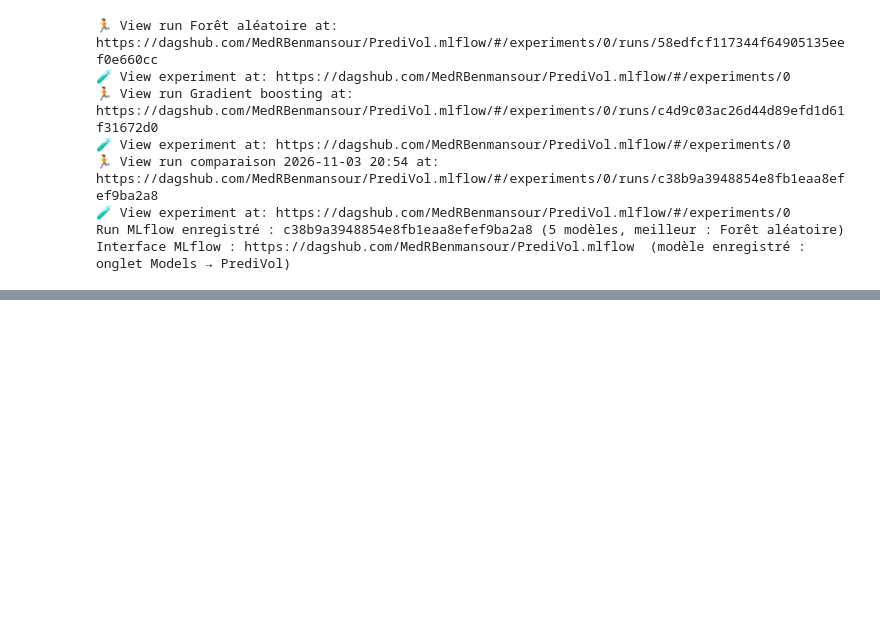
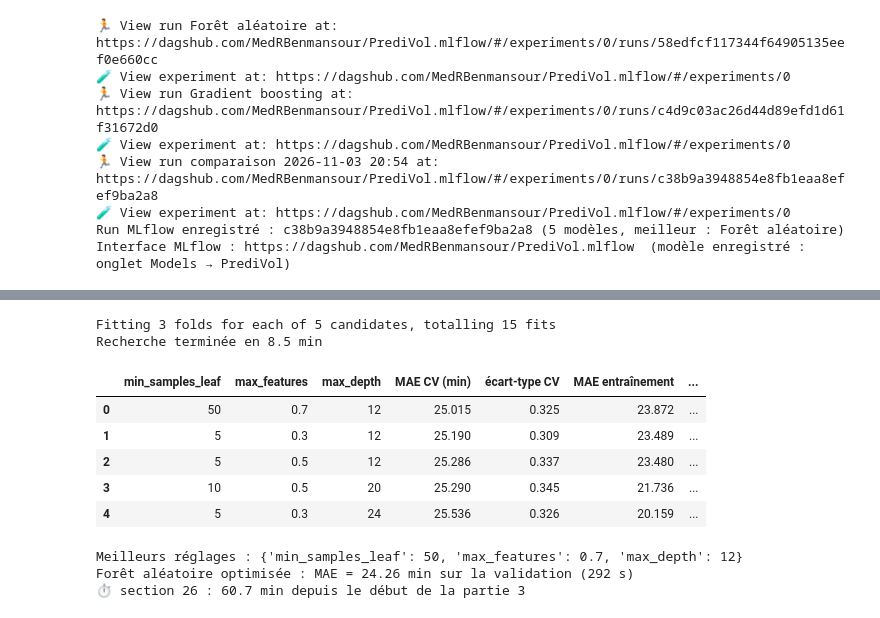
Before and after one commit to MedRBenmansour/PrediVol, a Jupyter notebook: PrediVol.ipynb, the cells around one changed output, grey strips where cells are left out. Drawn from its saved outputs; the diff is of its cells as text; code cells hidden in the pictures; blank space fills up the shorter version.

```diff
--- a/PrediVol.ipynb
+++ b/PrediVol.ipynb
@@ -1431,0 +1654,39 @@ Interface MLflow : https://dagshub.com/MedRBenmansour/PrediVol.mlflow  (modèle
+# %%
+sous_rf = train.sample(min(TAILLE_RECHERCHE_RF, len(train)), random_state=GRAINE)
+espace_rf = {"mod__max_depth": [12, 16, 20, 24], "mod__min_samples_leaf": [5, 10, 20, 50, 100],
+             "mod__max_features": [0.3, 0.5, 0.7]}
+pipe_rf = Pipeline([("prep", prep_arbres_v2(True)),
+                    ("mod", RandomForestRegressor(n_estimators=50, max_samples=min(100_000, int(len(sous_rf) * 0.6)),
+                                                  n_jobs=-1, random_state=GRAINE))])
+recherche_rf = RandomizedSearchCV(pipe_rf, espace_rf, n_iter=N_ESSAIS_RF, scoring="neg_mean_absolute_error",
+                                  cv=GroupKFold(n_splits=N_PLIS), random_state=GRAINE, refit=False,
+                                  return_train_score=True, n_jobs=1, verbose=1)
+t0 = time.perf_counter()
+recherche_rf.fit(sous_rf[VARS2], sous_rf[CIBLE].astype(float), groups=jour(sous_rf))
+print(f"Recherche terminée en {(time.perf_counter() - t0) / 60:.1f} min")
+essais_rf = tableau_recherche(recherche_rf)
+display(essais_rf.round(3))
+print("Meilleurs réglages :", lisible(recherche_rf.best_params_))
+
+rf_opt = Pipeline([("prep", prep_arbres_v2(True)),
+                   ("mod", RandomForestRegressor(n_estimators=150, max_samples=min(200_000, len(X_tr2)),
+                                                 n_jobs=-1, random_state=GRAINE))])
+rf_opt.set_params(**recherche_rf.best_params_)
+t0 = time.perf_counter(); rf_opt.fit(X_tr2, y_tr); t_fit = time.perf_counter() - t0
+t0 = time.perf_counter(); p = rf_opt.predict(X_va2); t_pred = (time.perf_counter() - t0) / len(X_va2) * 1e6
+resultats_opt.insert(-1, res.set_index("modèle").loc["Forêt aléatoire"].to_dict() | {"modèle": "Forêt aléatoire – base"})
+resultats_opt.append(mesurer("Forêt aléatoire – optimisée", y_va, p, t_fit, t_pred)); predictions["Forêt aléatoire – optimisée"] = p
+print(f"Forêt aléatoire optimisée : MAE = {resultats_opt[-1]['MAE (min)']:.2f} min sur la validation ({t_fit:.0f} s)")
+chrono("section 26")
+# %% [output]
+Fitting 3 folds for each of 5 candidates, totalling 15 fits
+Recherche terminée en 8.5 min
+|  | min_samples_leaf | max_features | max_depth | MAE CV (min) | écart-type CV | MAE entraînement | ... |
+| 0 | 50 | 0.7 | 12 | 25.015 | 0.325 | 23.872 | ... |
+| 1 | 5 | 0.3 | 12 | 25.190 | 0.309 | 23.489 | ... |
+| 2 | 5 | 0.5 | 12 | 25.286 | 0.337 | 23.480 | ... |
+| 3 | 10 | 0.5 | 20 | 25.290 | 0.345 | 21.736 | ... |
+| 4 | 5 | 0.3 | 24 | 25.536 | 0.326 | 20.159 | ... |
+Meilleurs réglages : {'min_samples_leaf': 50, 'max_features': 0.7, 'max_depth': 12}
+Forêt aléatoire optimisée : MAE = 24.26 min sur la validation (292 s)
+⏱ section 26 : 60.7 min depuis le début de la partie 3
```
Also changed, not shown: parts of 44 cells of this notebook, 1 other file.
